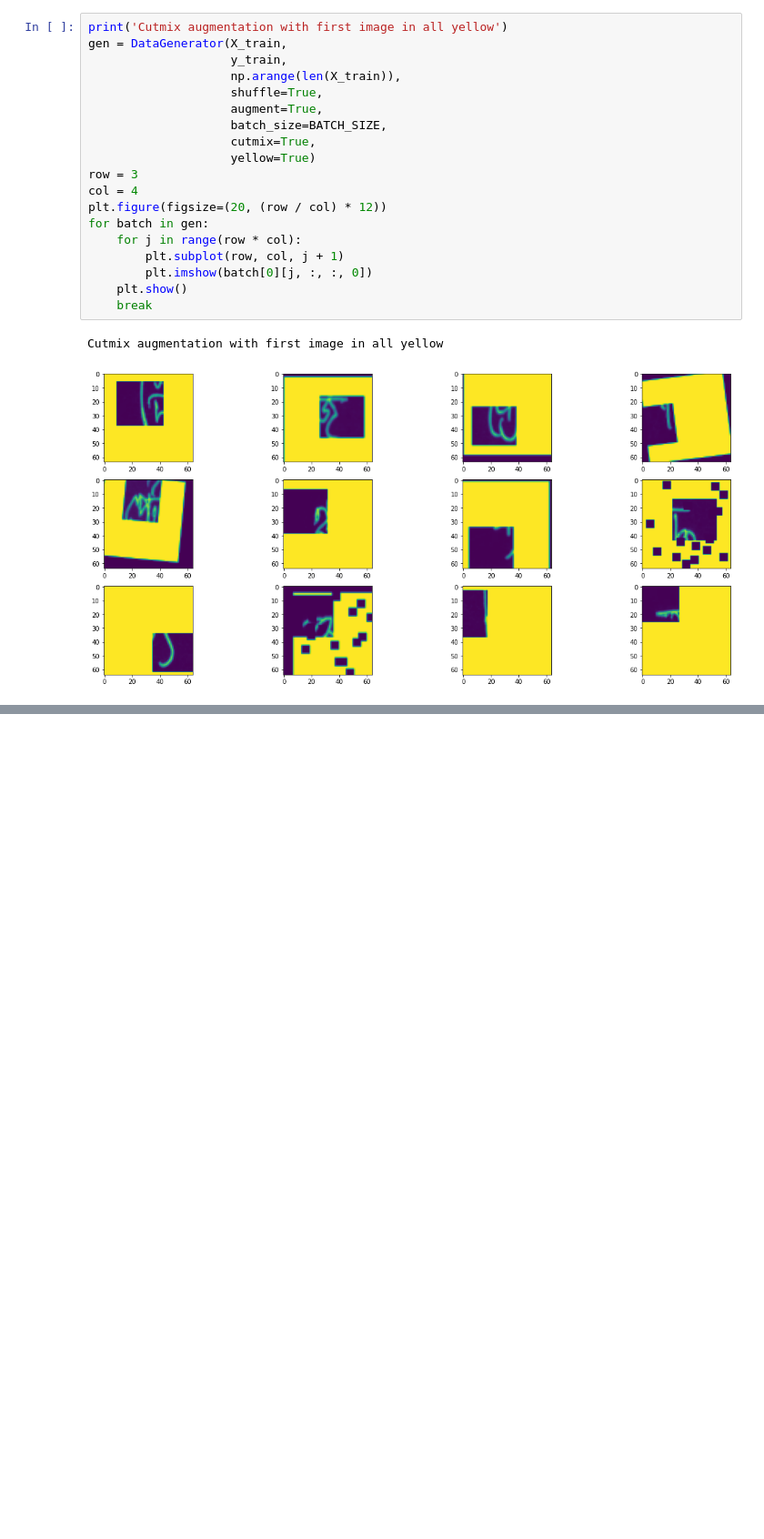
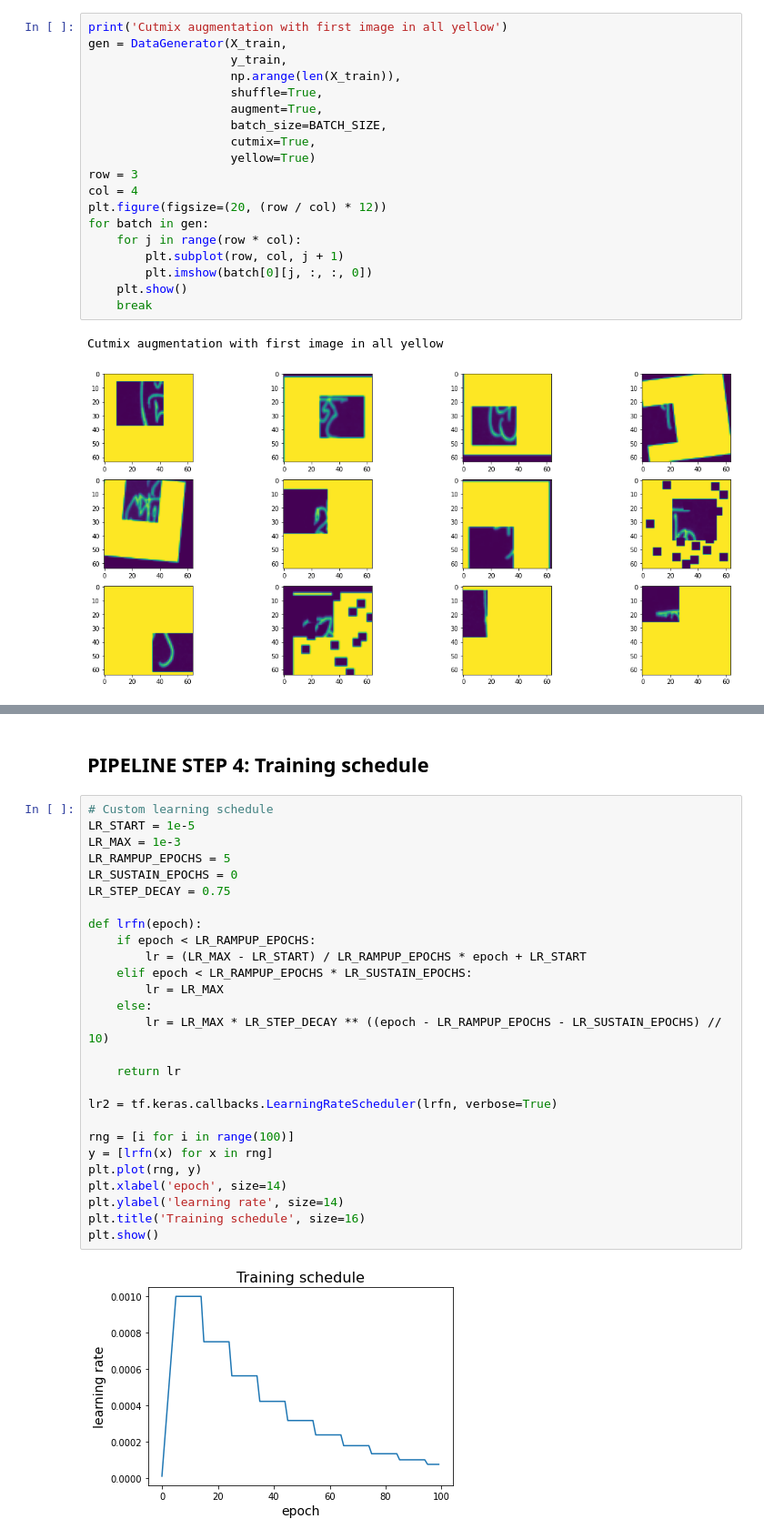
Before and after one commit to ivogeorg/kaggle-bengali-cv19, a Jupyter notebook: notebooks/chris-deotte-pipeline.ipynb, the cells around one changed output, grey strips where cells are left out. Shown: that part at 91% size. Cells and saved outputs as stored; diff of their text form; blank space fills up the shorter version.

Commit message:
pipeline step 4 completed, training hangs

```diff
--- a/notebooks/chris-deotte-pipeline.ipynb
+++ b/notebooks/chris-deotte-pipeline.ipynb
@@ -299,0 +411,31 @@ Cutmix augmentation with first image in all yellow
+# %% [markdown]
+## PIPELINE STEP 4: Training schedule
+# %%
+# Custom learning schedule
+LR_START = 1e-5
+LR_MAX = 1e-3
+LR_RAMPUP_EPOCHS = 5
+LR_SUSTAIN_EPOCHS = 0
+LR_STEP_DECAY = 0.75
+
+def lrfn(epoch):
+    if epoch < LR_RAMPUP_EPOCHS:
+        lr = (LR_MAX - LR_START) / LR_RAMPUP_EPOCHS * epoch + LR_START
+    elif epoch < LR_RAMPUP_EPOCHS * LR_SUSTAIN_EPOCHS:
+        lr = LR_MAX
+    else:
+        lr = LR_MAX * LR_STEP_DECAY ** ((epoch - LR_RAMPUP_EPOCHS - LR_SUSTAIN_EPOCHS) // 10)
+
+    return lr
+
+lr2 = tf.keras.callbacks.LearningRateScheduler(lrfn, verbose=True)
+
+rng = [i for i in range(100)]
+y = [lrfn(x) for x in rng]
+plt.plot(rng, y)
+plt.xlabel('epoch', size=14)
+plt.ylabel('learning rate', size=14)
+plt.title('Training schedule', size=16)
+plt.show()
+# %% [output]
+[figure, added]
```
Also changed, not shown: parts of 7 cells of this notebook, 2 other files.
